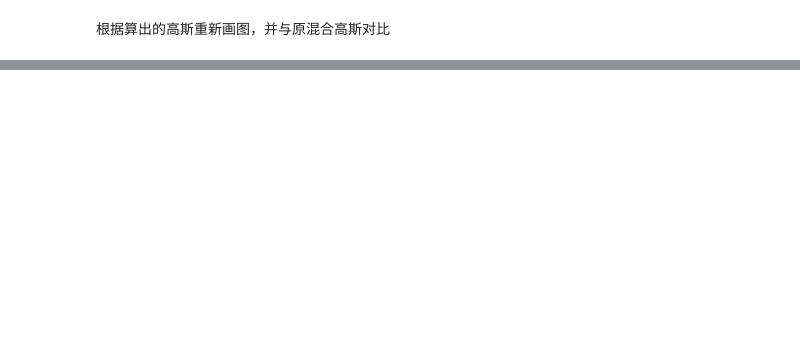
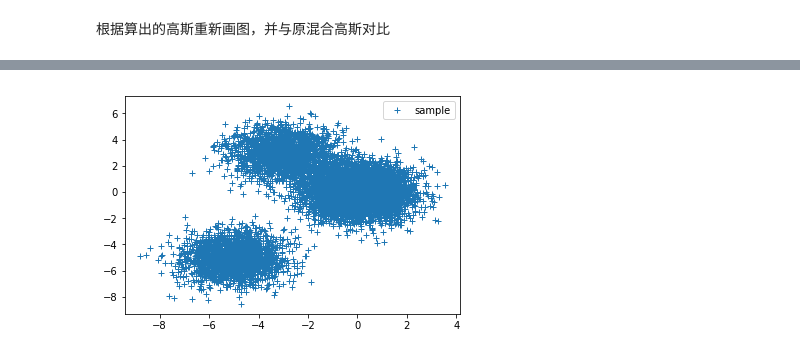
Before and after one commit to plutojia/NLP-practice, a Jupyter notebook: GMM.ipynb, the cells around one changed output, grey strips where cells are left out. Cells and saved outputs as stored; diff of their text form; code cells hidden in the pictures; blank space fills up the shorter version.

```diff
--- a/GMM.ipynb
+++ b/GMM.ipynb
@@ -180,0 +220,6 @@ The 'normed' kwarg was deprecated in Matplotlib 2.1 and will be removed in 3.1.
+# %%
+plt.plot(X[:,0],X[:,1],'+',label='sample')
+plt.legend()
+plt.show()
+# %% [output]
+[figure, added]
```
Also changed, not shown: parts of 19 cells of this notebook.
